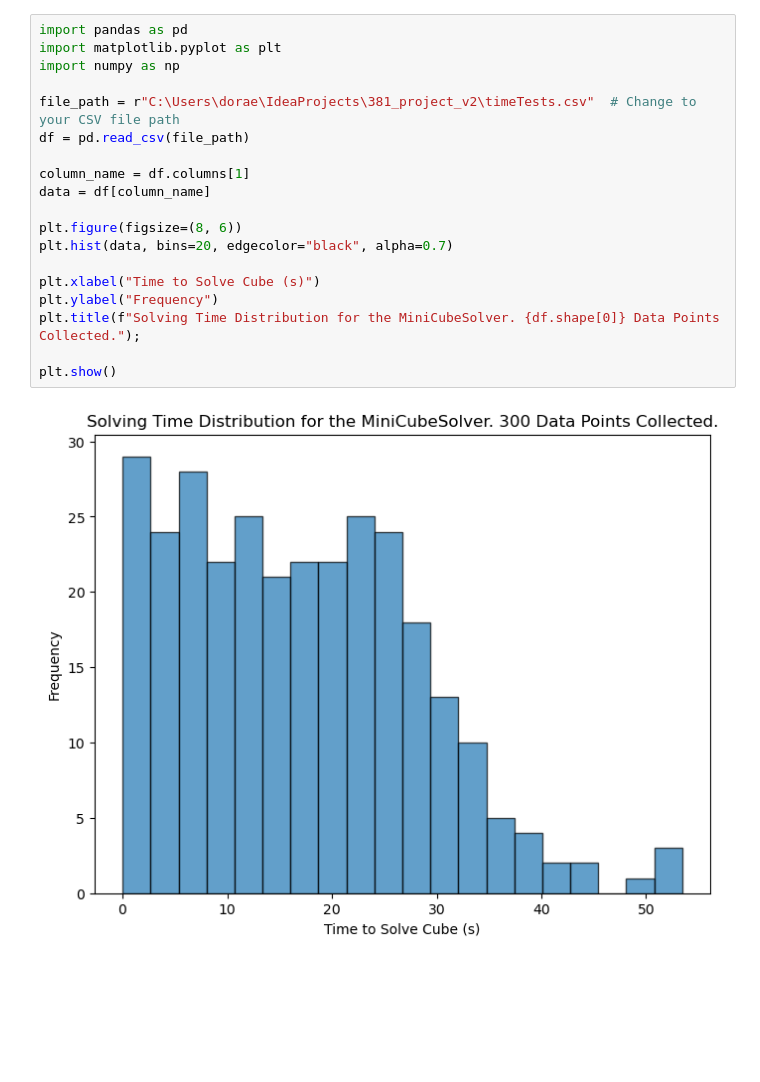
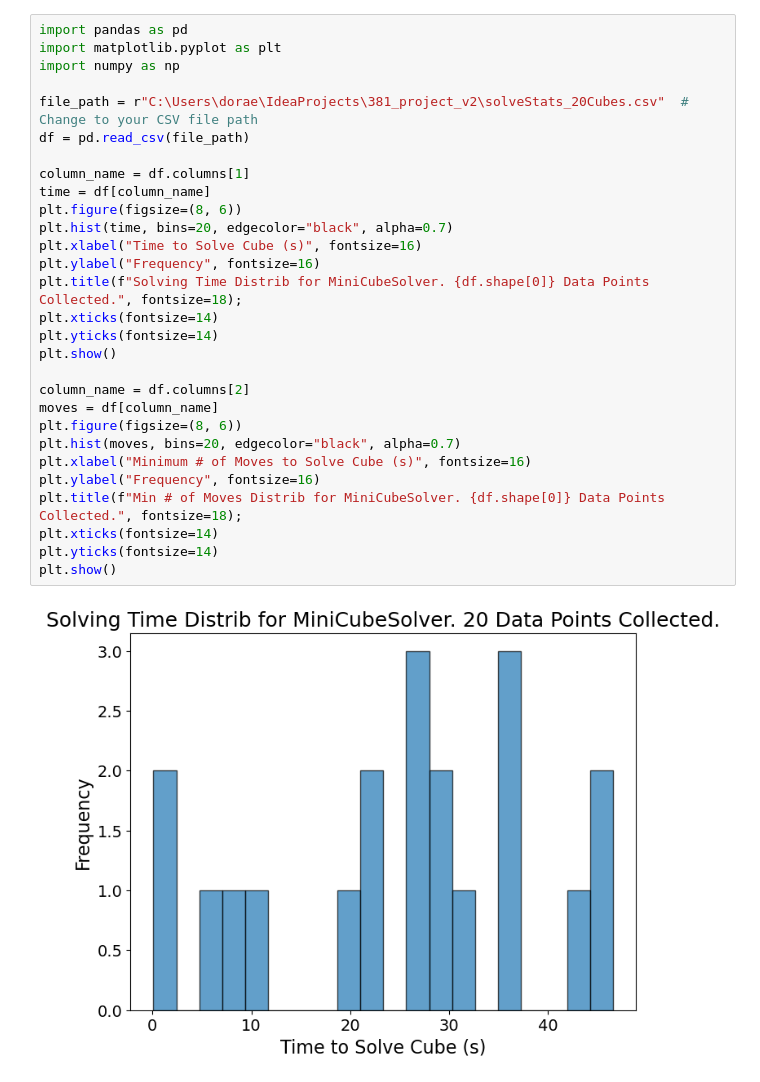
Before and after one commit to doralayanto/UW_MATH381_Mini-Cube-Solver, a Jupyter notebook: timeTestDistrib.ipynb, the cells around one changed output. Drawn from its saved outputs; the diff is of its cells as text; blank space fills up the shorter version.

```diff
--- a/timeTestDistrib.ipynb
+++ b/timeTestDistrib.ipynb
@@ -1,21 +1,31 @@
 # %%
 import pandas as pd
 import matplotlib.pyplot as plt
 import numpy as np
 
-file_path = r"C:\Users\dorae\IdeaProjects\381_project_v2\timeTests.csv"  # Change to your CSV file path
+file_path = r"C:\Users\dorae\IdeaProjects\381_project_v2\solveStats_20Cubes.csv"  # Change to your CSV file path
 df = pd.read_csv(file_path)
 
 column_name = df.columns[1]
-data = df[column_name]
+time = df[column_name]
+plt.figure(figsize=(8, 6))
+plt.hist(time, bins=20, edgecolor="black", alpha=0.7)
+plt.xlabel("Time to Solve Cube (s)", fontsize=16)
+plt.ylabel("Frequency", fontsize=16)
+plt.title(f"Solving Time Distrib for MiniCubeSolver. {df.shape[0]} Data Points Collected.", fontsize=18);
+plt.xticks(fontsize=14)
+plt.yticks(fontsize=14)
+plt.show()
 
+column_name = df.columns[2]
+moves = df[column_name]
 plt.figure(figsize=(8, 6))
-plt.hist(data, bins=20, edgecolor="black", alpha=0.7)
-
-plt.xlabel("Time to Solve Cube (s)")
-plt.ylabel("Frequency")
-plt.title(f"Solving Time Distribution for the MiniCubeSolver. {df.shape[0]} Data Points Collected.");
-
+plt.hist(moves, bins=20, edgecolor="black", alpha=0.7)
+plt.xlabel("Minimum # of Moves to Solve Cube (s)", fontsize=16)
+plt.ylabel("Frequency", fontsize=16)
+plt.title(f"Min # of Moves Distrib for MiniCubeSolver. {df.shape[0]} Data Points Collected.", fontsize=18);
+plt.xticks(fontsize=14)
+plt.yticks(fontsize=14)
 plt.show()
 # %% [output]
-[figure, old version]
+[figure, new version]
```
Also changed, not shown: parts of 2 cells of this notebook.
